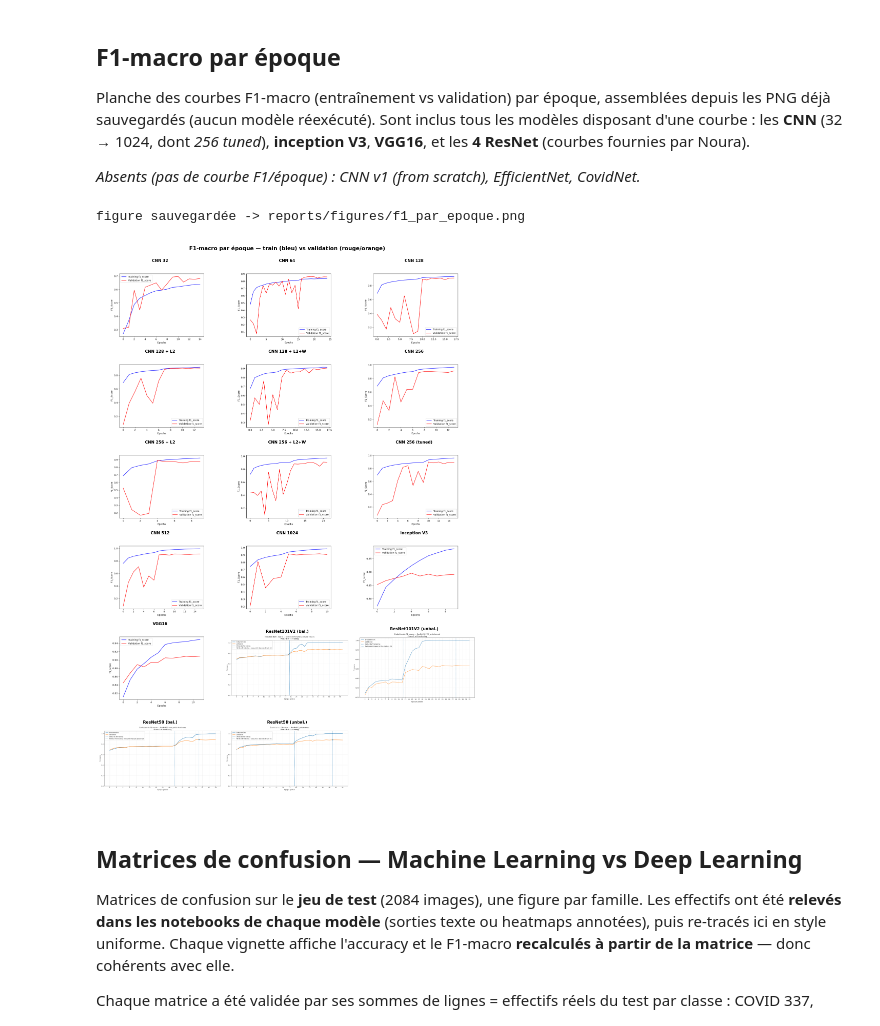
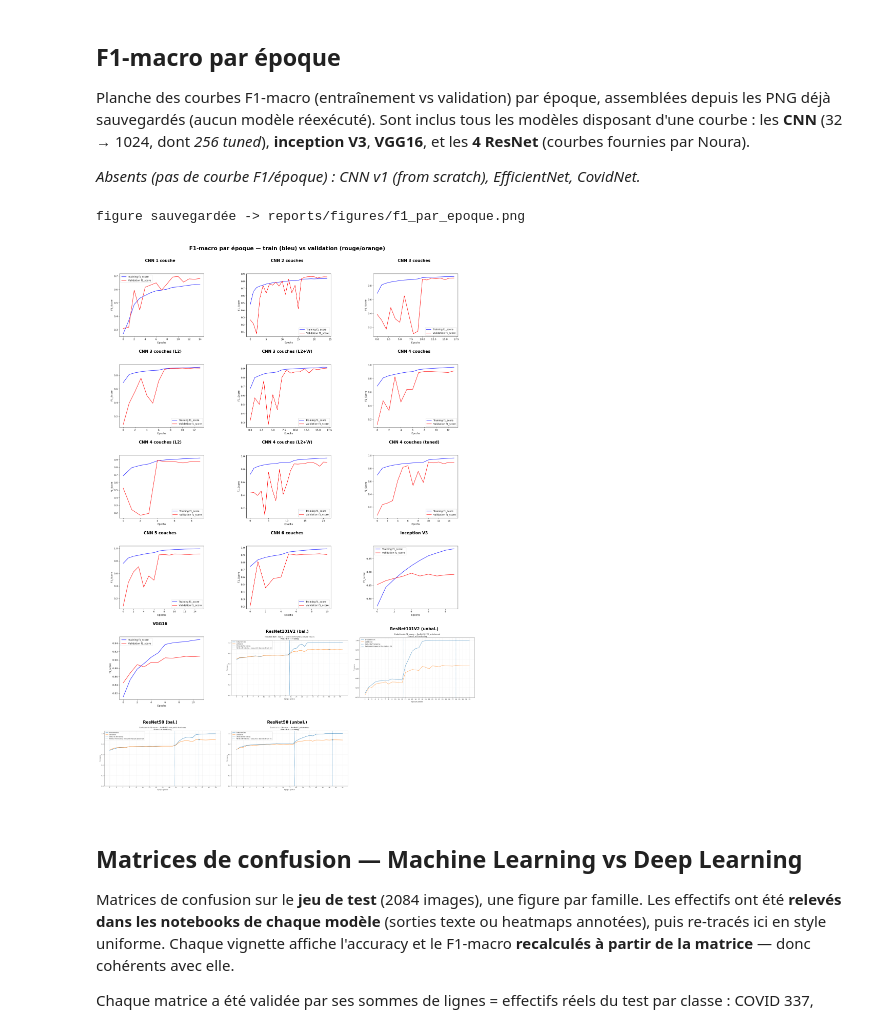
Before and after one commit to cyrilmarat/Liora_Covid, a Jupyter notebook: models/Figures_comparaison.ipynb, the cells around one changed output. Drawn from its saved outputs; the diff is of its cells as text; code cells hidden in the pictures.

Commit message:
noms figures

```diff
--- a/models/Figures_comparaison.ipynb
+++ b/models/Figures_comparaison.ipynb
@@ -171,45 +171,45 @@ import os
 import matplotlib.image as mpimg
 
 # (nom affiché, PNG relatif au dossier models/) — modèles avec une courbe F1/époque
 figs_epoque = [
-    ("CNN 32",          "cnn32/cnn_32.png"),
-    ("CNN 64",          "cnn64/cnn_64.png"),
-    ("CNN 128",         "cnn128/cnn_128.png"),
-    ("CNN 128 + L2",    "cnn128/cnn_128_l2.png"),
-    ("CNN 128 + L2+W",  "cnn128/cnn_128_l2_weight.png"),
-    ("CNN 256",         "cnn256/cnn_256.png"),
-    ("CNN 256 + L2",    "cnn256/cnn_256_l2.png"),
-    ("CNN 256 + L2+W",  "cnn256/cnn_256_l2_weight.png"),
-    ("CNN 256 (tuned)", "cnn256_tuned/cnn_256.png"),
-    ("CNN 512",         "cnn512/cnn_512.png"),
-    ("CNN 1024",        "cnn1024/cnn_1024.png"),
+    ("CNN 1 couche",          "cnn32/cnn_32.png"),
+    ("CNN 2 couches",          "cnn64/cnn_64.png"),
+    ("CNN 3 couches",         "cnn128/cnn_128.png"),
+    ("CNN 3 couches (L2)",    "cnn128/cnn_128_l2.png"),
+    ("CNN 3 couches (L2+W)",  "cnn128/cnn_128_l2_weight.png"),
+    ("CNN 4 couches",         "cnn256/cnn_256.png"),
+    ("CNN 4 couches (L2)",    "cnn256/cnn_256_l2.png"),
+    ("CNN 4 couches (L2+W)",  "cnn256/cnn_256_l2_weight.png"),
+    ("CNN 4 couches (tuned)", "cnn256_tuned/cnn_256.png"),
+    ("CNN 5 couches",         "cnn512/cnn_512.png"),
+    ("CNN 6 couches",        "cnn1024/cnn_1024.png"),
     ("inception V3",    "inceptionv3/inceptionv3.png"),
     ("VGG16",           "vgg16/vgg16.png"),
     ("ResNet101V2 (bal.)",   "../reports/figures/f1ep_resnet101_bal.png"),
     ("ResNet101V2 (unbal.)", "../reports/figures/f1ep_resnet101_unbal.png"),
     ("ResNet50 (bal.)",      "../reports/figures/f1ep_resnet50_bal.png"),
     ("ResNet50 (unbal.)",    "../reports/figures/f1ep_resnet50_unbal.png"),
 ]
 
 ncols = 3
 nrows = int(np.ceil(len(figs_epoque) / ncols))
 fig, axes = plt.subplots(nrows, ncols, figsize=(15, 3.7 * nrows))
 for ax, (titre, path) in zip(axes.flat, figs_epoque):
     ax.imshow(mpimg.imread(path))
     ax.set_title(titre, fontsize=11, fontweight='bold')
     ax.axis('off')
 for ax in axes.flat[len(figs_epoque):]:
     ax.axis('off')
 
 fig.suptitle('F1-macro par époque — train (bleu) vs validation (rouge/orange)', fontsize=15, fontweight='bold')
 plt.tight_layout(rect=[0, 0, 1, 0.98])
 os.makedirs('../reports/figures', exist_ok=True)
 fig.savefig('../reports/figures/f1_par_epoque.png', dpi=105, bbox_inches='tight')
 print('figure sauvegardée -> reports/figures/f1_par_epoque.png')
 plt.show()
 # %% [output]
 figure sauvegardée -> reports/figures/f1_par_epoque.png
-[figure, old version]
+[figure, new version]
 # %% [markdown]
 ## Matrices de confusion — Machine Learning vs Deep Learning
 
```
Also changed, not shown: parts of 8 cells of this notebook, 10 other files.
